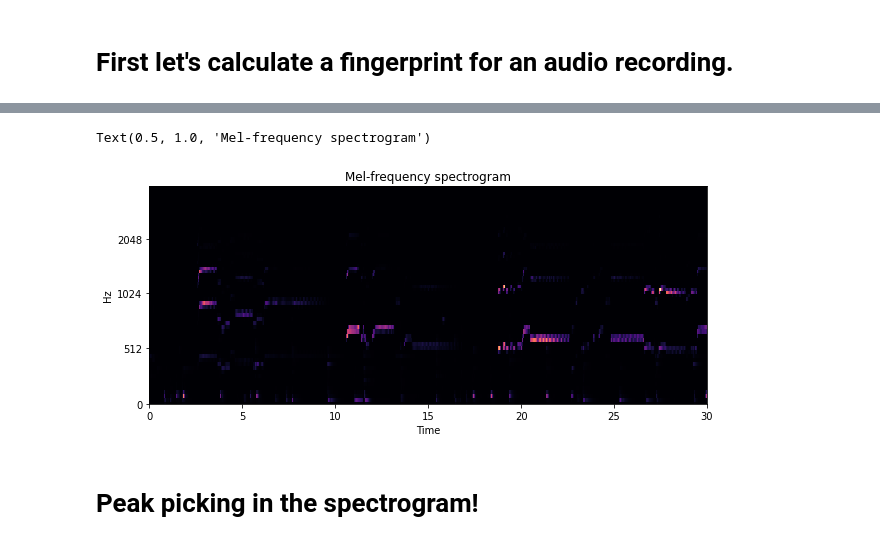
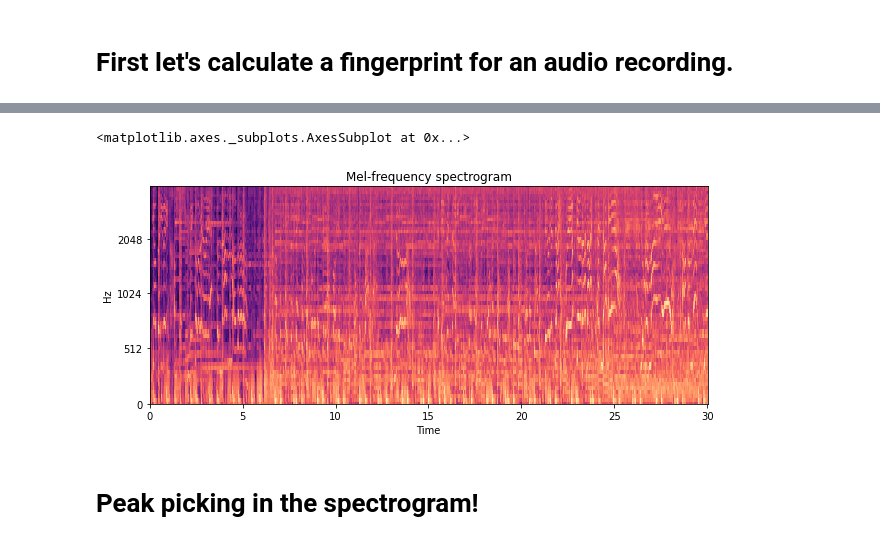
Before and after one commit to JZacaroli/Audio-Identification, a Jupyter notebook: fingerprintBuilder.ipynb, the cells around one changed output, grey strips where cells are left out. Saved outputs shown, nothing was run; the diff lists cells and outputs as text; code cells hidden in the pictures.

```diff
--- a/fingerprintBuilder.ipynb
+++ b/fingerprintBuilder.ipynb
@@ -25,20 +25,21 @@ Loading database_recordings/jazz.00007.wav
 # %%
 hopLength = 512
 n_hashes=64
 
 S = librosa.feature.melspectrogram(snd, sr=sr, hop_length=hopLength, n_mels=n_hashes, fmax=4000)
+S_dB = librosa.power_to_db(S, ref=np.max)
 
 #Find frequencies of the mel bins I'm using.
 mel_freq_bins = librosa.core.mel_frequencies(n_mels=n_hashes, fmax=4000)
 
 #Plot the spectrogram
 plt.figure(figsize=(10, 4))
+plt.title('Mel-frequency spectrogram')
 
-librosa.display.specshow(S, x_axis='time', y_axis='mel', sr=sr, fmax=4000)
-plt.title('Mel-frequency spectrogram')
+librosa.display.specshow(S_dB, x_axis='time', y_axis='mel', sr=sr, fmax=4000)
 # %% [output]
-Text(0.5, 1.0, 'Mel-frequency spectrogram')
+<matplotlib.axes._subplots.AxesSubplot at 0x...>
-[figure, old version]
+[figure, new version]
 # %% [markdown]
 # Peak picking in the spectrogram!
 # %%
```
Also changed, not shown: parts of 5 cells of this notebook.
